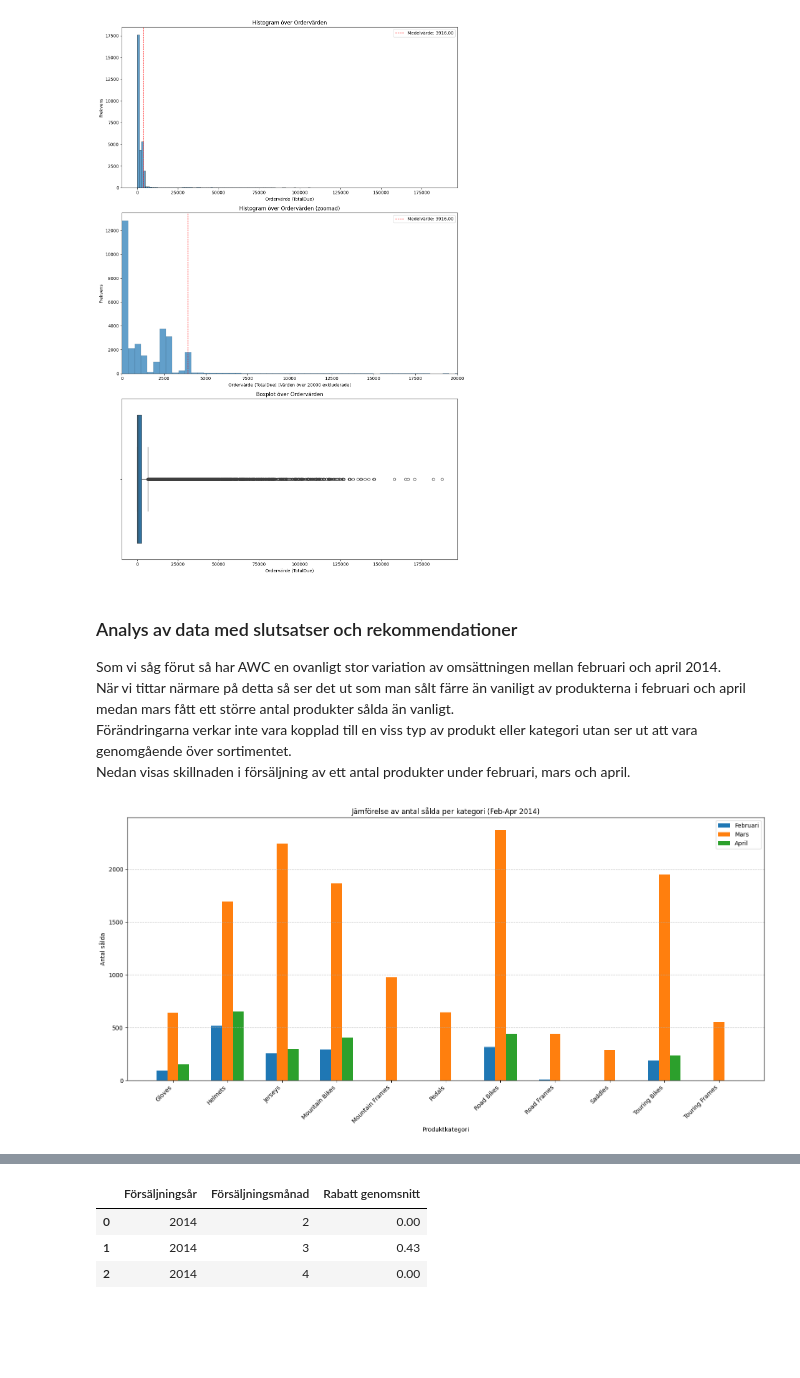
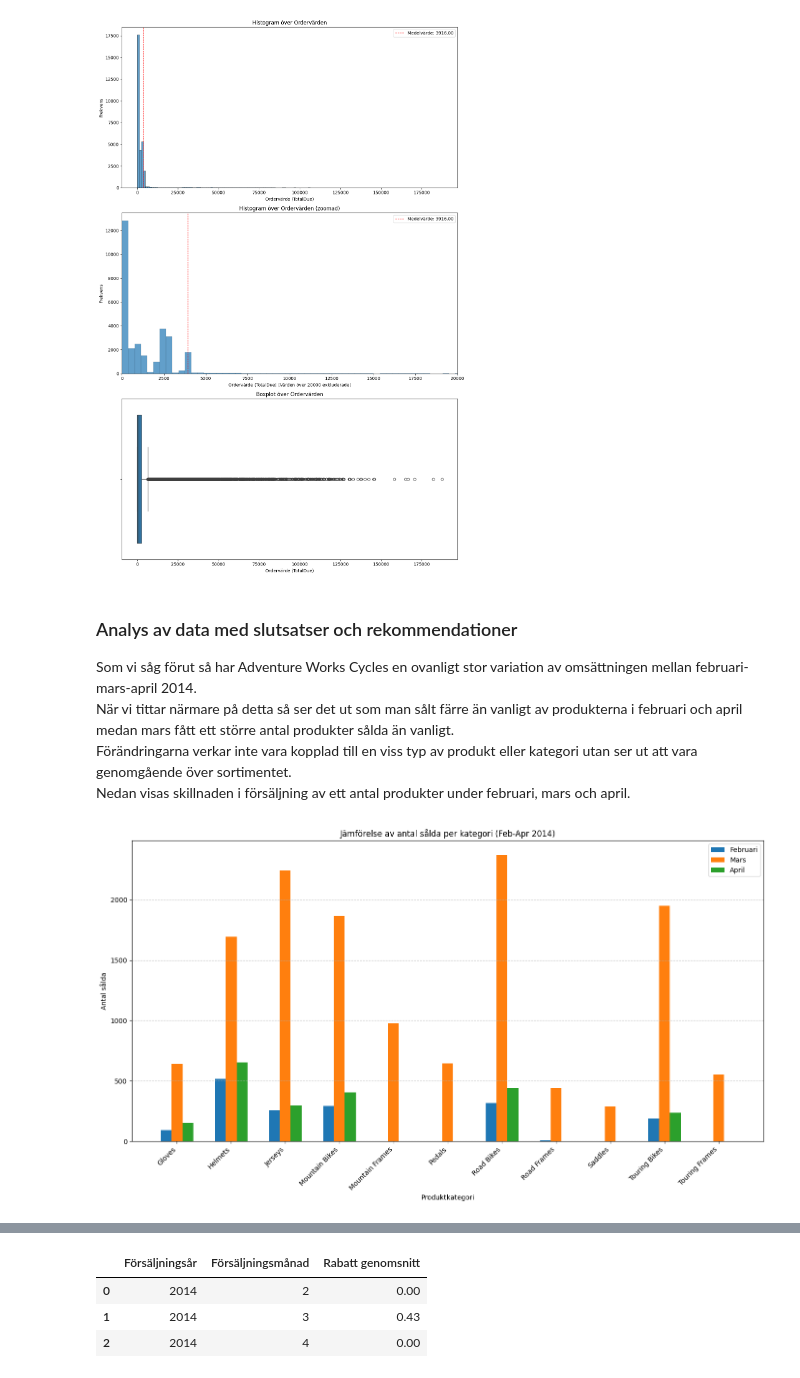
Before and after one commit to mabjq/ds24_SQL_kurs, a Jupyter notebook: Kunskapskontroll_sql.ipynb, the cells around one changed output, grey strips where cells are left out. Drawn from its saved outputs; the diff is of its cells as text; code cells hidden in the pictures; blank space fills up the shorter version.

```diff
--- a/Kunskapskontroll_sql.ipynb
+++ b/Kunskapskontroll_sql.ipynb
@@ -500,7 +548,7 @@ query = """
     SELECT TOP 10
         p.Name AS Produktnamn,
         SUM(sod.OrderQty * sod.UnitPrice) AS 'Total omsättning',
-        SUM(sod.OrderQty * p.StandardCost) AS 'Total inköpskostnad', -- Tydligare namn
+        SUM(sod.OrderQty * p.StandardCost) AS 'Total inköpskostnad',
         SUM(sod.OrderQty * sod.UnitPrice) - SUM(sod.OrderQty * p.StandardCost) AS 'Total vinst',
         ((SUM(sod.OrderQty * sod.UnitPrice) - SUM(sod.OrderQty * p.StandardCost)) * 100.0 / SUM(sod.OrderQty * sod.UnitPrice)) AS 'Vinstmarginal %'
     FROM
@@ -540,16 +590,16 @@ Medianen på ~ 865 och percentilerna i tabellen visar också på vilket sned spr
 # Genomsnittligt ordervärde, standardavvikelse och konfidensintervall
 
 def calculate_confidence_interval(data, confidence=0.95):
-    """Beräknar konfidensintervallet med t-fördelningen."""
-    n = len(data)
+    """Beräknar konfidensintervallet med t-fördelning."""
+    n = len(data)    # antalet omservationer
     if n < 2:
         return None
-    mean = np.mean(data)
-    std_err = st.sem(data)
-    if np.isnan(std_err) or std_err == 0:
+    mean = np.mean(data)    # medelvärdet
+    std_err = st.sem(data)    # standardfelet
+    if np.isnan(std_err) or std_err == 0:    # kontrollera division med 0
         return None
-    h = std_err * st.t.ppf((1 + confidence) / 2, n - 1)
-    return mean - h, mean + h
+    h = std_err * st.t.ppf((1 + confidence) / 2, n - 1)   # t-värdet
+    return mean - h, mean + h    # undre och övre gränsen för konfidensintervallet
 
 try:
     with engine.connect() as conn:
@@ -559,11 +609,9 @@ try:
         """
         df = pd.read_sql(query, conn)
 
-        if df.empty:
-            raise ValueError("Ingen data returnerades från databasen.")
+        order_values = df['TotalDue'].values    # konverterar till NumPy
 
-        order_values = df['TotalDue'].values
-
+        # Deskriptiv statistik
         average_order_value = np.mean(order_values)
         std_dev = np.std(order_values)
         num_orders = len(order_values)
@@ -571,16 +619,13 @@ try:
         confidence_interval_95 = calculate_confidence_interval(order_values)
         confidence_interval_99 = calculate_confidence_interval(order_values, confidence=0.99)
 
-        if confidence_interval_95 and confidence_interval_99:
-            lower_95, upper_95 = confidence_interval_95
-            lower_99, upper_99 = confidence_interval_99
-            print(f"Genomsnittligt ordervärde: {average_order_value:.2f}")
-            print(f"Standardavvikelse för ordervärden: {std_dev:.2f}")
-            print(f"Antal ordrar: {num_orders}")
-            print(f"95% Konfidensintervall: ({lower_95:.2f}, {upper_95:.2f})")
-            print(f"99% Konfidensintervall: ({lower_99:.2f}, {upper_99:.2f})")
-        else:
-            print("Kunde inte beräkna konfidensintervall. Kontrollera datan.")
+        lower_95, upper_95 = confidence_interval_95
+        lower_99, upper_99 = confidence_interval_99
+        print(f"Genomsnittligt ordervärde: {average_order_value:.2f}")
+        print(f"Standardavvikelse för ordervärden: {std_dev:.2f}")
+        print(f"Antal ordrar: {num_orders}")
+        print(f"95% Konfidensintervall: ({lower_95:.2f}, {upper_95:.2f})")
+        print(f"99% Konfidensintervall: ({lower_99:.2f}, {upper_99:.2f})")
 
         print()
 
@@ -615,8 +660,6 @@ try:
 
 except sqlalchemy.exc.SQLAlchemyError as e:
     print(f"Ett databasfel inträffade: {e}")
-except ValueError as e:
-    print(f"Ett fel inträffade: {e}")
 except Exception as e:
     print(f"Ett oväntat fel inträffade: {e}")
 finally:
@@ -644,8 +687,8 @@ Name: TotalDue, dtype: float64
 [figure]
 # %% [markdown]
 ### Analys av data med slutsatser och rekommendationer
-Som vi såg förut så har AWC en ovanligt stor variation av omsättningen mellan februari och april 2014.
-När vi tittar närmare på detta så ser det ut som man sålt färre än vaniligt av produkterna i februari och april medan mars fått ett större antal produkter sålda än vanligt.
+Som vi såg förut så har Adventure Works Cycles en ovanligt stor variation av omsättningen mellan februari-mars-april 2014.
+När vi tittar närmare på detta så ser det ut som man sålt färre än vanligt av produkterna i februari och april medan mars fått ett större antal produkter sålda än vanligt.
 Förändringarna verkar inte vara kopplad till en viss typ av produkt eller kategori utan ser ut att vara genomgående över sortimentet.
 Nedan visas skillnaden i försäljning av ett antal produkter under februari, mars och april.
 # %%
@@ -671,36 +714,36 @@ try:
         """
 
         omsvar_df = pd.read_sql(text(query), conn)
-        # display(omsvar_df)
+        # display(omsvar_df)    # tabell över värdena
 
         pivot_df = omsvar_df.pivot_table(index='Produktkategori', columns='Försäljningsmånad', values='Antal sålda', fill_value=0)
         months = {2: 'Februari', 3: 'Mars', 4: 'April'}
         pivot_df = pivot_df.rename(columns=months)
         categories = pivot_df.index
         bar_width = 0.2
         x = np.arange(len(categories))
-        fig, ax = plt.subplots(figsize=(16, 8))
+        fig, ax = plt.subplots(figsize=(14, 8))
 
         for i, month in enumerate(pivot_df.columns):
             quantities = pivot_df[month].to_numpy()
             ax.bar(x + (i-1)*bar_width, quantities, bar_width, label=month)
 
         ax.set_xticks(x)
         ax.set_xticklabels(categories, rotation=45, ha='right')
         ax.set_ylabel('Antal sålda')
         ax.set_xlabel('Produktkategori')
         ax.set_title('Jämförelse av antal sålda per kategori (Feb-Apr 2014)')
         ax.legend()
         plt.tight_layout()
         plt.grid(axis='y', linestyle='--', alpha=0.7)
         plt.show()
 
 except sqlalchemy.exc.SQLAlchemyError as e:
     print(f"Ett databasfel inträffade: {e}")
 except Exception as e:
     print(f"Ett annat fel inträffade: {e}")
 finally:
     engine.dispose()
 # %% [output]
-[figure, old version]
+[figure, new version]
 # %% [markdown]
```
Also changed, not shown: parts of 36 cells of this notebook.
